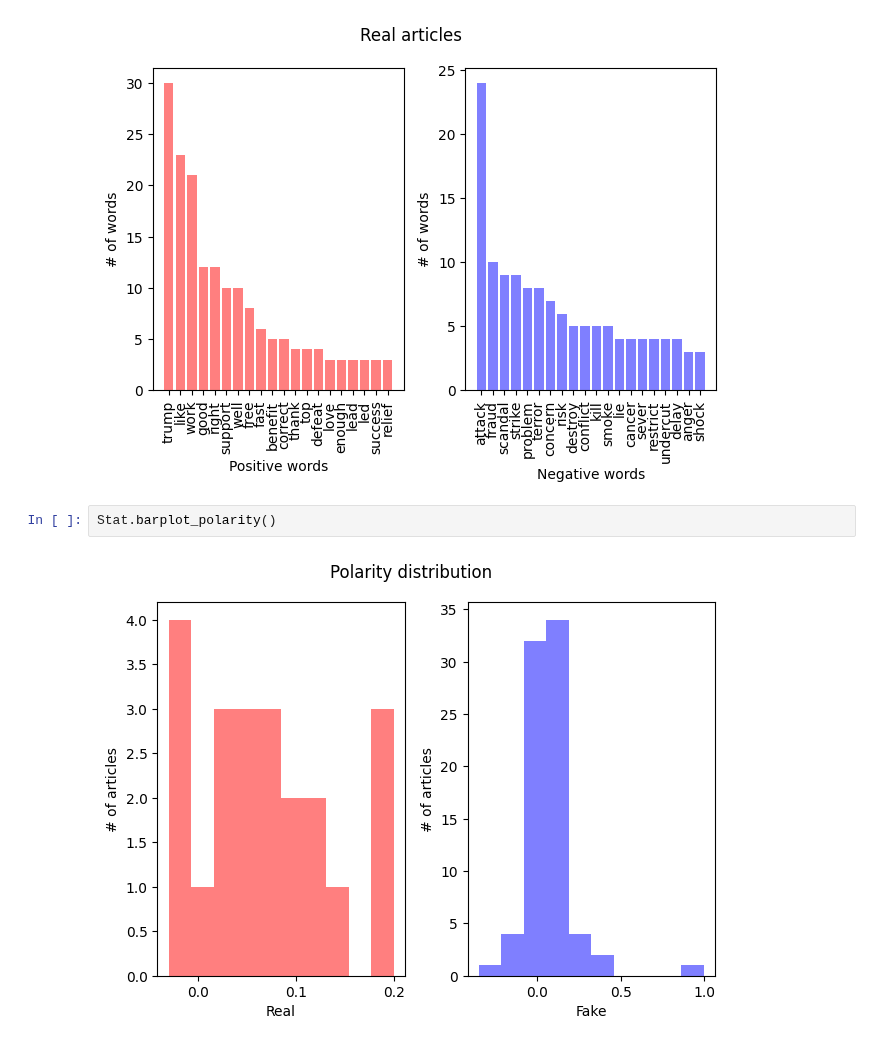
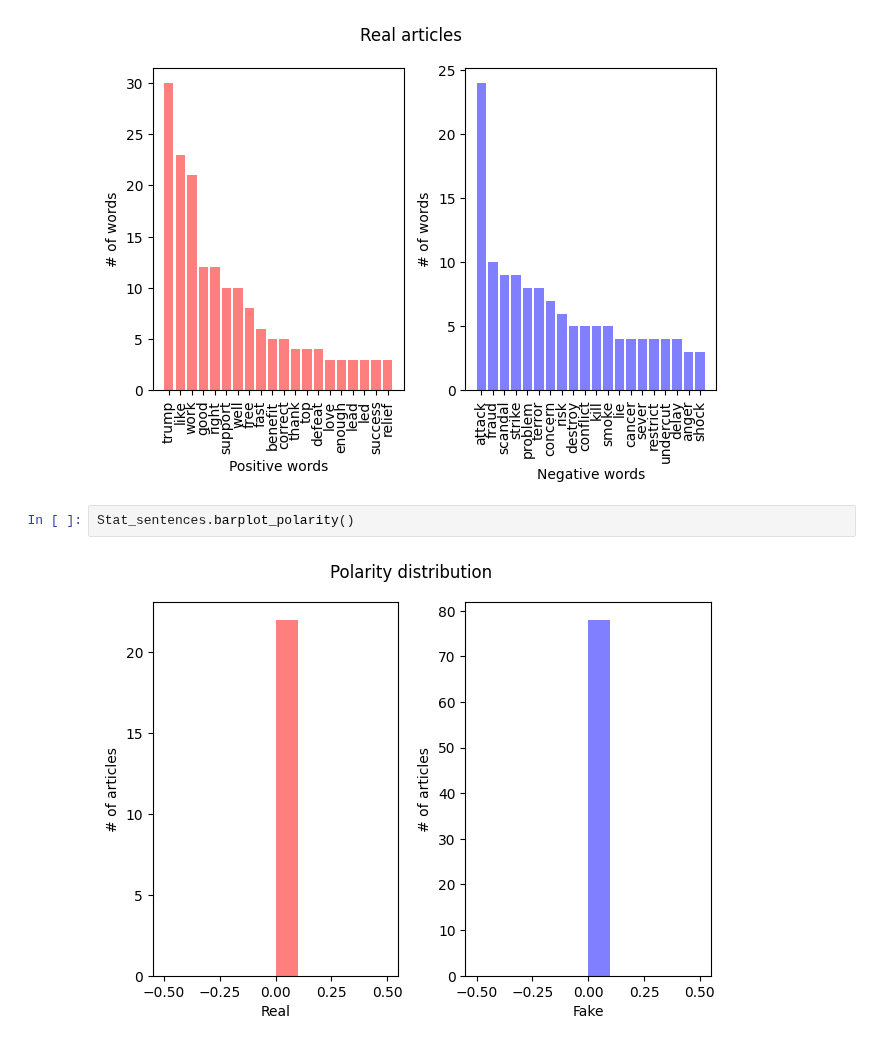
Before and after one commit to henrikdchristensen/DIKU-DS-Exam-FakeNewsDetection, a Jupyter notebook: src/bookhc.ipynb, the cells around one changed output. Cells and saved outputs as stored; diff of their text form.

```diff
--- a/src/bookhc.ipynb
+++ b/src/bookhc.ipynb
@@ -104,7 +108,7 @@ Stat.barplot_pos_vs_neg_in_real(nwords=20, binary_label="binary_label", percenta
 # %% [output]
 [figure]
 # %%
-Stat.barplot_polarity()
+Stat_sentences.barplot_polarity()
 # %% [output]
-[figure, old version]
+[figure, new version]
 # %%
```
Also changed, not shown: parts of 4 cells of this notebook, 2 other files.
